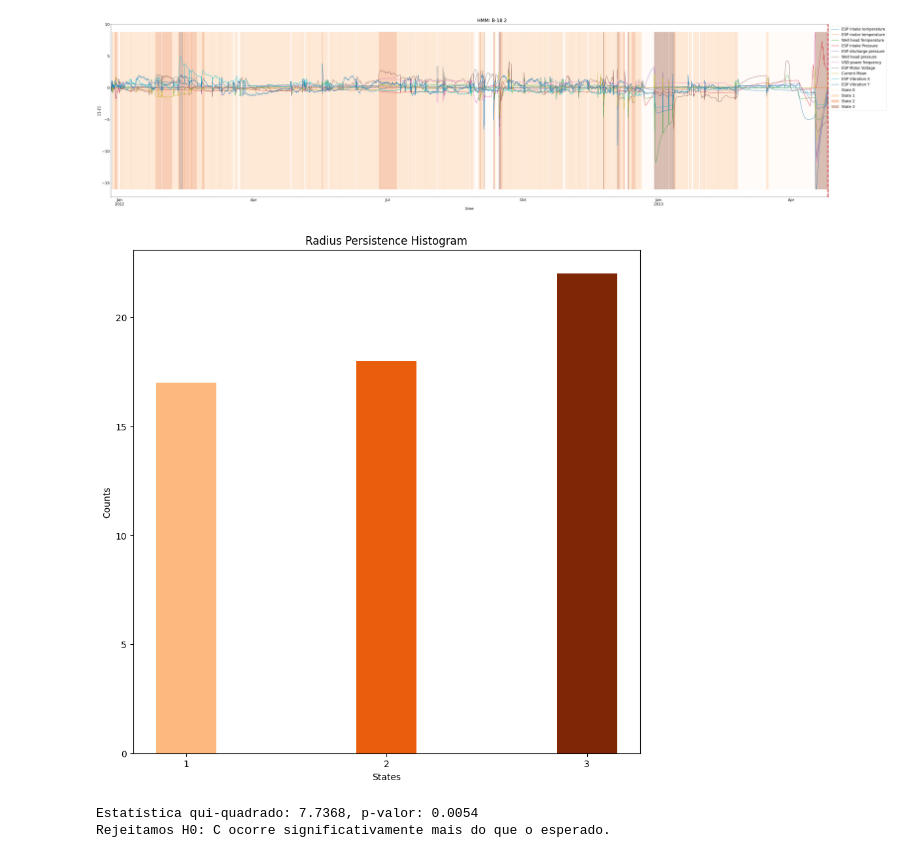
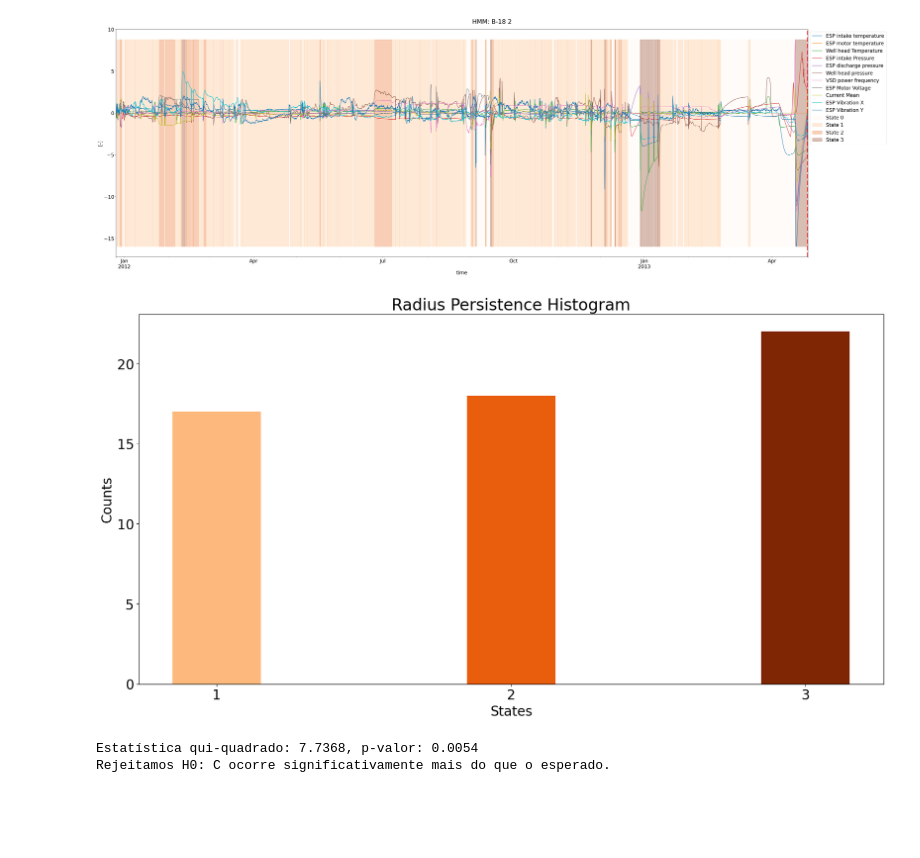
Before and after one commit to RL2-SP3/LISSA, a Jupyter notebook: examples/analise_modelos_hmm_direta.ipynb, the cells around one changed output. Drawn from its saved outputs; the diff is of its cells as text; code cells hidden in the pictures; blank space fills up the shorter version.

```diff
--- a/examples/analise_modelos_hmm_direta.ipynb
+++ b/examples/analise_modelos_hmm_direta.ipynb
@@ -87,11 +89,12 @@ n = [3]
 # %%
 pump = pumpList[0]
 pumpData = totalData.loc[totalData["Well Run"]==pump].copy()
-fig,axs = li.HMMPicture(pumpData,pump,props=[Headers],measures=["[-]"],states=["State Radius"], numberOfStates=n, figsize=(60,15))
+fig,axs = li.HMMPicture(pumpData,pump,props=[Headers],measures='[-]',states=["State Radius"], numberOfStates=n, figsize=(45,15))
+plt.rcParams["font.size"]=20
 
 fig.savefig("../imagens_gerais/b18-2markovrun.jpg")
 # %% [output]
-[figure, old version]
+[figure, new version]
 # %%
 # PCAData[["Transformed Radius","VibNormX","VibNormY"]] = 0.0
 
@@ -110,7 +113,7 @@ for pump in pumpList:
     medianListR = np.append(medianListR,pumpMedianR)
 # %%
 cmap = plt.get_cmap('Oranges', n[0]+1)
-fig,axs=plt.subplots(1,1,figsize=(10,10))
+fig,axs=plt.subplots(1,1,figsize=(20,10))
 states,counts = np.unique(medianListR,return_counts=True)
 axs.bar(states,counts,width=0.3,color=[cmap(i) for i in range(1,cmap.N)])
 axs.set_xticks(states,np.int64(states))
@@ -121,7 +124,7 @@ axs.set_title("Radius Persistence Histogram")
 
 plt.savefig("../imagens_gerais/radius_histogram.jpg")
 # %% [output]
-[figure, old version]
+[figure, new version]
 # %%
 from scipy.stats import chisquare
 
```
Also changed, not shown: parts of 2 cells of this notebook, 3 other files.
